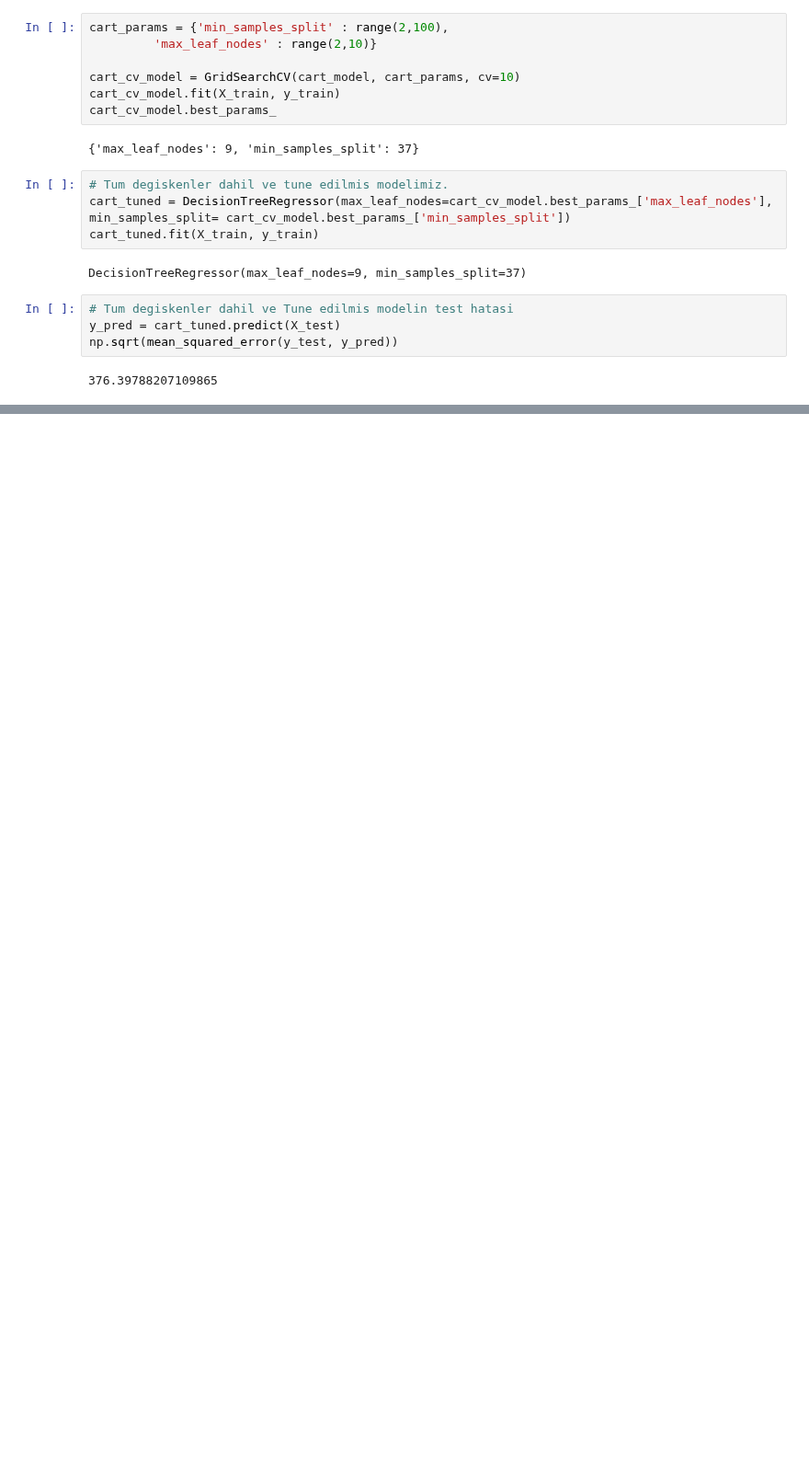
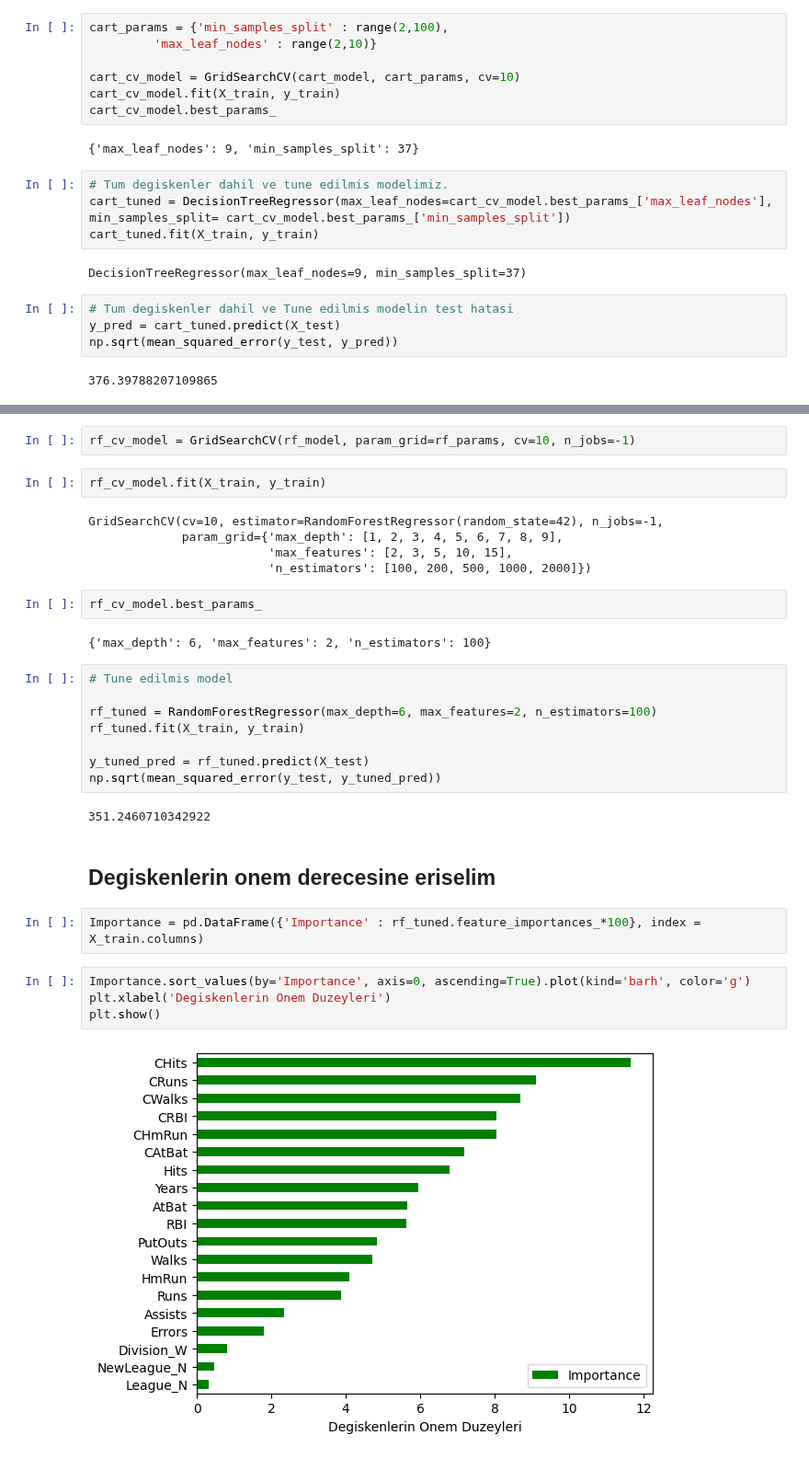
Before and after one commit to umutky/datascience_repo, a Jupyter notebook: nonlinear_regression.ipynb, the cells around one changed output, grey strips where cells are left out. Shown at 92% size. Saved outputs shown, nothing was run; the diff lists cells and outputs as text; blank space fills up the shorter version.

Commit message:
RandomForest ve Bagged Trees uzerinde calisildi

```diff
--- a/nonlinear_regression.ipynb
+++ b/nonlinear_regression.ipynb
@@ -590,0 +763,33 @@ np.sqrt(mean_squared_error(y_test, y_pred))
+# %%
+rf_cv_model = GridSearchCV(rf_model, param_grid=rf_params, cv=10, n_jobs=-1)
+# %%
+rf_cv_model.fit(X_train, y_train)
+# %% [output]
+GridSearchCV(cv=10, estimator=RandomForestRegressor(random_state=42), n_jobs=-1,
+             param_grid={'max_depth': [1, 2, 3, 4, 5, 6, 7, 8, 9],
+                         'max_features': [2, 3, 5, 10, 15],
+                         'n_estimators': [100, 200, 500, 1000, 2000]})
+# %%
+rf_cv_model.best_params_
+# %% [output]
+{'max_depth': 6, 'max_features': 2, 'n_estimators': 100}
+# %%
+# Tune edilmis model
+
+rf_tuned = RandomForestRegressor(max_depth=6, max_features=2, n_estimators=100)
+rf_tuned.fit(X_train, y_train)
+
+y_tuned_pred = rf_tuned.predict(X_test)
+np.sqrt(mean_squared_error(y_test, y_tuned_pred))
+# %% [output]
+351.2460710342922
+# %% [markdown]
+## Degiskenlerin onem derecesine eriselim
+# %%
+Importance = pd.DataFrame({'Importance' : rf_tuned.feature_importances_*100}, index = X_train.columns)
+# %%
+Importance.sort_values(by='Importance', axis=0, ascending=True).plot(kind='barh', color='g')
+plt.xlabel('Degiskenlerin Onem Duzeyleri')
+plt.show()
+# %% [output]
+[figure, added]
```
Also changed, not shown: parts of 28 cells of this notebook.
